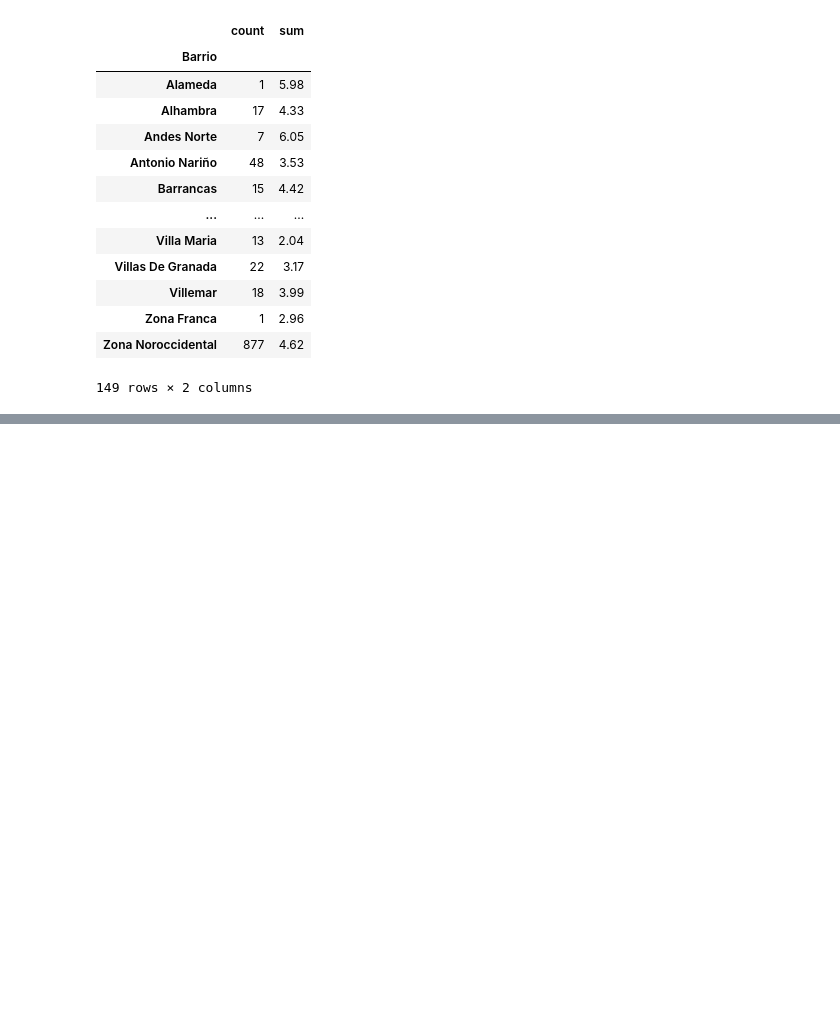
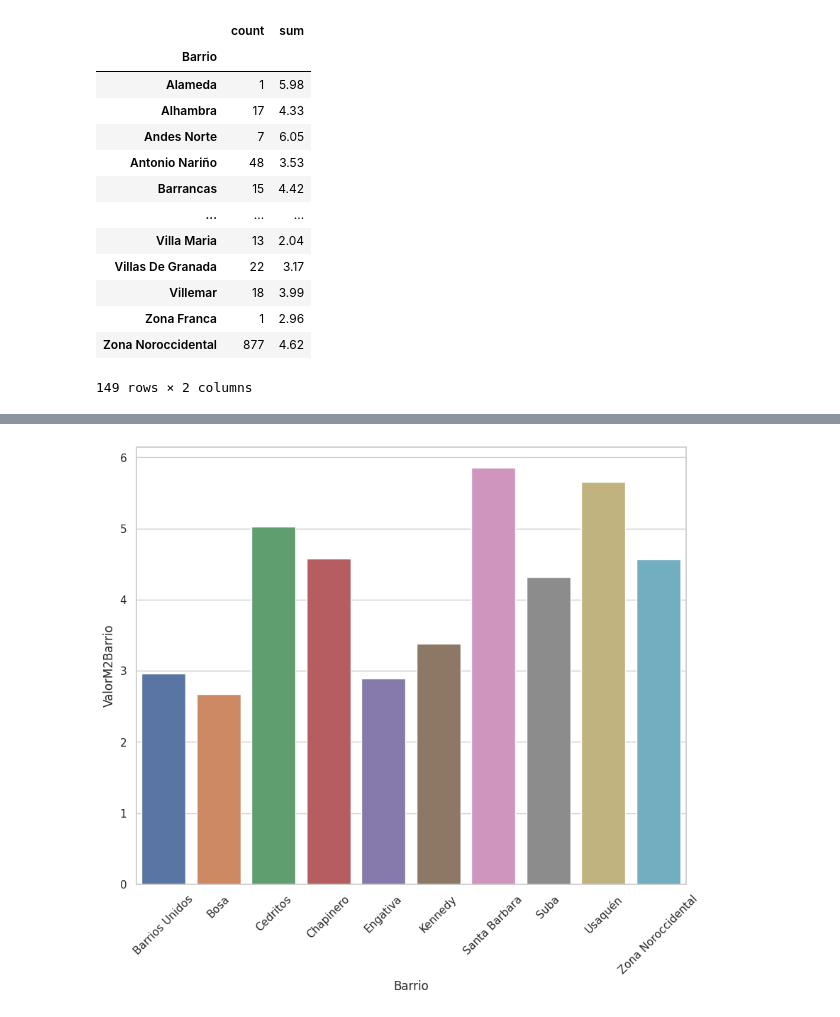
Before and after one commit to zalotores/InmersionDataScienceConPython, a Jupyter notebook: clase1/Clase1.ipynb, the cells around one changed output, grey strips where cells are left out. Cells and saved outputs as stored; diff of their text form; code cells hidden in the pictures; blank space fills up the shorter version.

```diff
--- a/clase1/Clase1.ipynb
+++ b/clase1/Clase1.ipynb
@@ -474,0 +479,3 @@ sns.despine(left=True, bottom=True)
+# %%
+inmuebles['ValorM2Millon'] = inmuebles['PrecioMillon'] / inmuebles['Area']
+inmuebles.head()
@@ -474,0 +506,3 @@ sns.despine(left=True, bottom=True)
+# %%
+datosBarrio = inmuebles.groupby('Barrio').sum()
+datosBarrio
@@ -474,0 +524,3 @@ sns.despine(left=True, bottom=True)
+# %%
+datosBarrio['ValorM2Barrio'] = datosBarrio['PrecioMillon'] / datosBarrio['Area']
+datosBarrio
@@ -474,0 +557,3 @@ sns.despine(left=True, bottom=True)
+# %%
+datosBarrio.reset_index(inplace=True)
+#Para que reset???
@@ -474,0 +590,6 @@ sns.despine(left=True, bottom=True)
+# %%
+plt.figure(figsize=(10,8))
+ax = sns.barplot(x= 'Barrio', y = 'ValorM2Barrio', data = datosBarrio.query('Barrio in @topBarrios'))
+ax.tick_params(axis='x', rotation=45)
+# %% [output]
+[figure, added]
```
Also changed, not shown: parts of 32 cells of this notebook, 14 other files.
